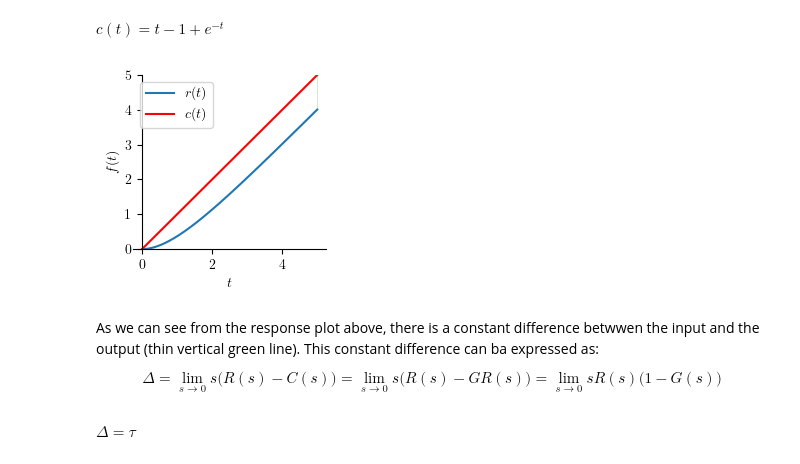
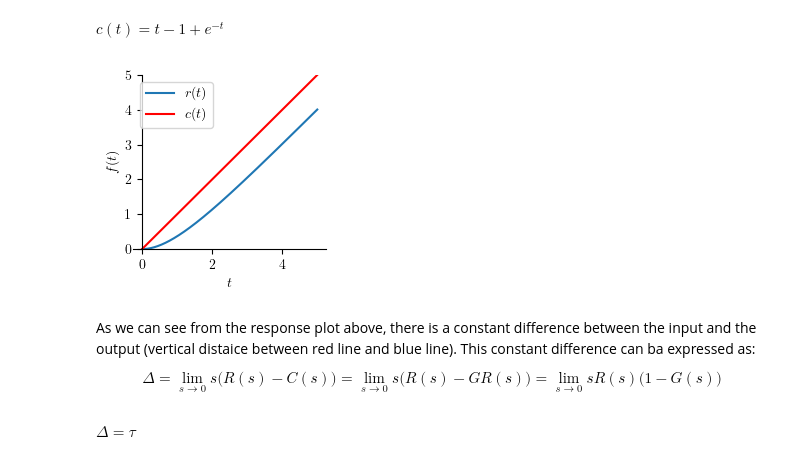
Before and after one commit to auralius/control-systems-with-sympy, a Jupyter notebook: first-order.ipynb, the cells around one changed output. Drawn from its saved outputs; the diff is of its cells as text; code cells hidden in the pictures.

```diff
--- a/first-order.ipynb
+++ b/first-order.ipynb
@@ -229,18 +229,16 @@ mprint("c(t)=", latex(c1))
 $\displaystyle c(t)=t - 1 + e^{- t}$
 # %%
 tend = 5
-p1 = plot(c1,                   (t, 0, tend), ylim=[-0, 5], size=(2.5, 2.5), show=False, legend=True)
-p2 = plot(r,                    (t, 0, tend), line_color='r', show=False, legend=True)
-p3 = plot_implicit(Eq(t, tend), (t, 0, tend), (y, r.subs(t, tend), c1.subs(t, tend)), line_color='g', show=False)
+p1 = plot(c1, (t, 0, tend), ylim=[-0, 5], size=(2.5, 2.5), show=False, legend=True)
+p2 = plot(r,  (t, 0, tend), line_color='r', show=False, legend=True)
 p1[0].label = '$r(t)$'
 p2[0].label = '$c(t)$'
 p1.append(p2[0])
-p1.append(p3[0])
 p1.show()
 # %% [output]
-[figure, old version]
+[figure, new version]
 # %% [markdown]
-As we can see from the response plot above, there is a constant difference betwwen the input and the output (thin vertical green line). This constant difference can ba expressed as:
+As we can see from the response plot above, there is a constant difference between the input and the output (vertical distaice between red line and blue line). This constant difference can ba expressed as:
 
 $$\Delta = \lim_{s \to 0}  s\big(R(s)-C(s) \big) = \lim_{s \to 0} s \big(R(s)-GR(s) \big) = \lim_{s \to 0} sR(s) \big(1-G(s) \big) $$
 # %%
```
Also changed, not shown: 1 other file.
